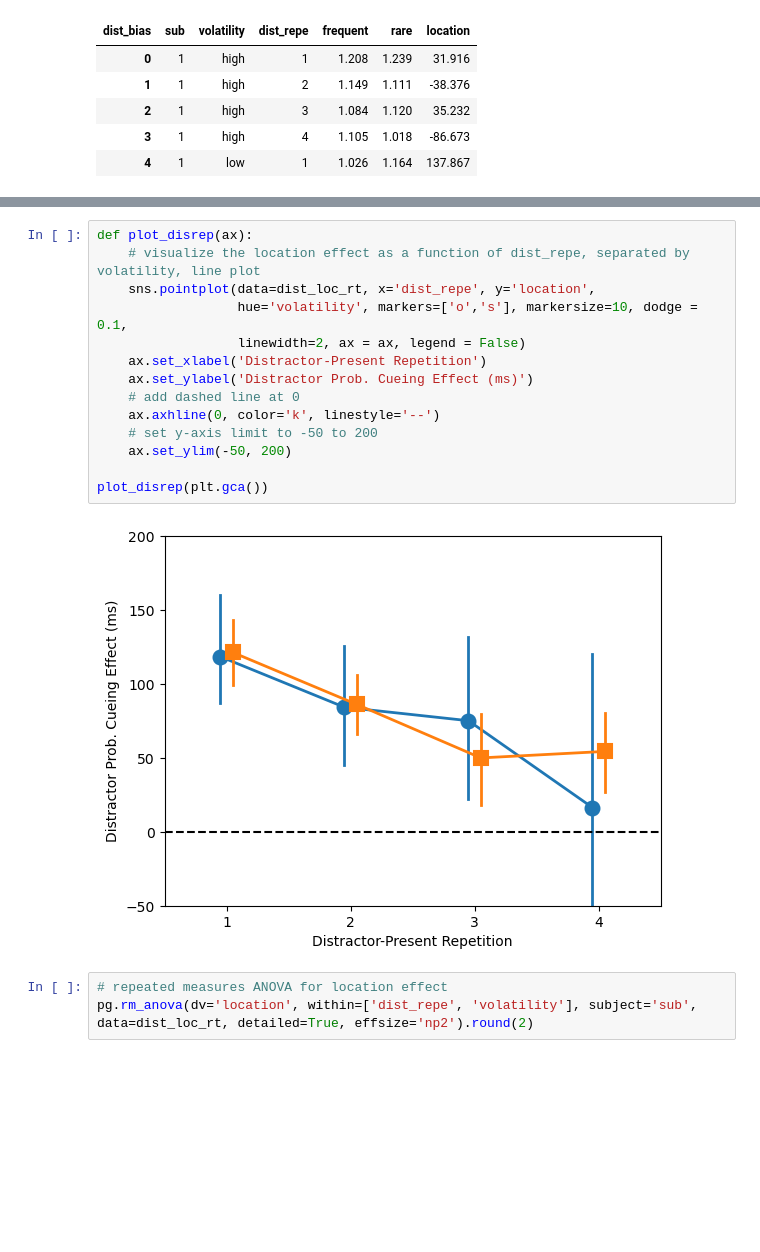
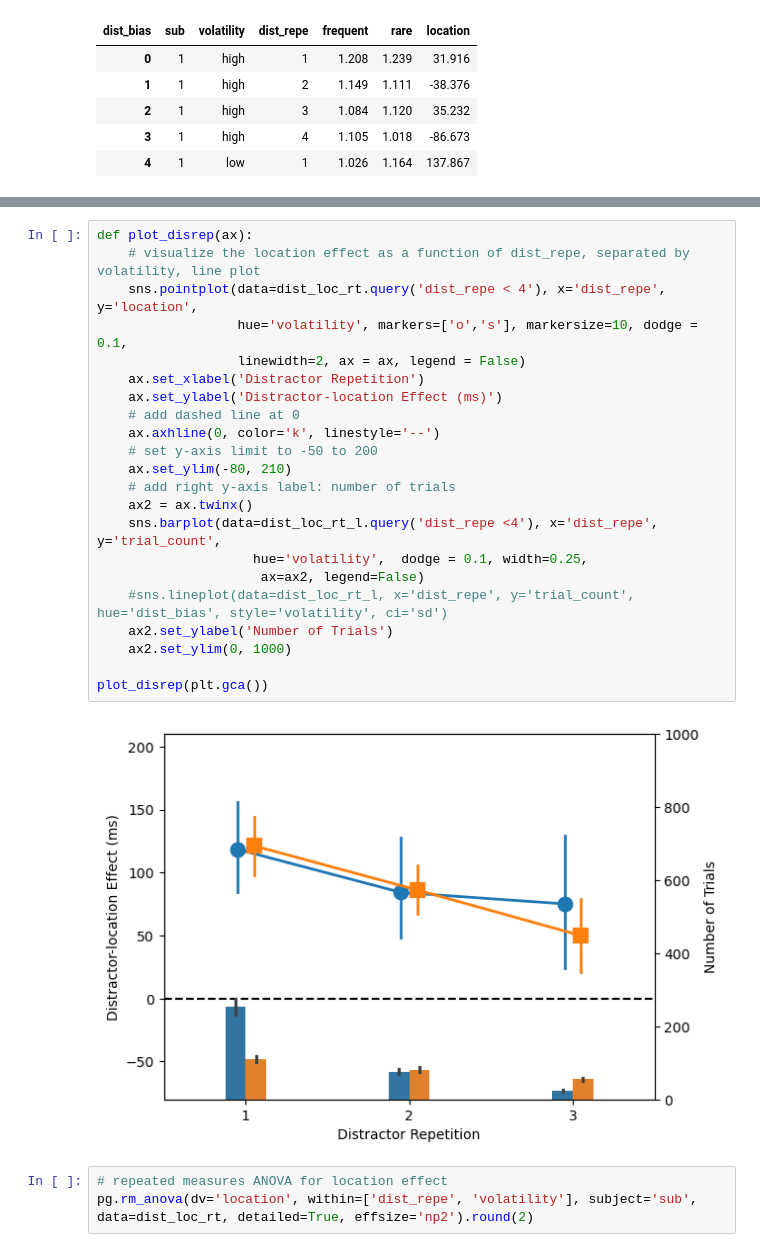
Before and after one commit to msenselab/statistical_learning_with_volatility, a Jupyter notebook: behavior_analysis.ipynb, the cells around one changed output, grey strips where cells are left out. Cells and saved outputs as stored; diff of their text form; blank space fills up the shorter version.

Commit message:
additional analysis on repetition

```diff
--- a/behavior_analysis.ipynb
+++ b/behavior_analysis.ipynb
@@ -507,19 +579,27 @@ dist_loc_rt.head().round(3)
 # %%
 def plot_disrep(ax):
     # visualize the location effect as a function of dist_repe, separated by volatility, line plot
-    sns.pointplot(data=dist_loc_rt, x='dist_repe', y='location',
+    sns.pointplot(data=dist_loc_rt.query('dist_repe < 4'), x='dist_repe', y='location',
                   hue='volatility', markers=['o','s'], markersize=10, dodge = 0.1,
                   linewidth=2, ax = ax, legend = False)
-    ax.set_xlabel('Distractor-Present Repetition')
-    ax.set_ylabel('Distractor Prob. Cueing Effect (ms)')
+    ax.set_xlabel('Distractor Repetition')
+    ax.set_ylabel('Distractor-location Effect (ms)')
     # add dashed line at 0
     ax.axhline(0, color='k', linestyle='--')
     # set y-axis limit to -50 to 200
-    ax.set_ylim(-50, 200)
+    ax.set_ylim(-80, 210)
+    # add right y-axis label: number of trials
+    ax2 = ax.twinx()
+    sns.barplot(data=dist_loc_rt_l.query('dist_repe <4'), x='dist_repe', y='trial_count',
+                    hue='volatility',  dodge = 0.1, width=0.25,
+                     ax=ax2, legend=False)
+	#sns.lineplot(data=dist_loc_rt_l, x='dist_repe', y='trial_count', hue='dist_bias', style='volatility', ci='sd')
+    ax2.set_ylabel('Number of Trials')
+    ax2.set_ylim(0, 1000)
 
 plot_disrep(plt.gca())
 # %% [output]
-[figure, old version]
+[figure, new version]
 # %%
 # repeated measures ANOVA for location effect
 pg.rm_anova(dv='location', within=['dist_repe', 'volatility'], subject='sub', data=dist_loc_rt, detailed=True, effsize='np2').round(2)
```
Also changed, not shown: parts of 23 cells of this notebook, 5 other files.
